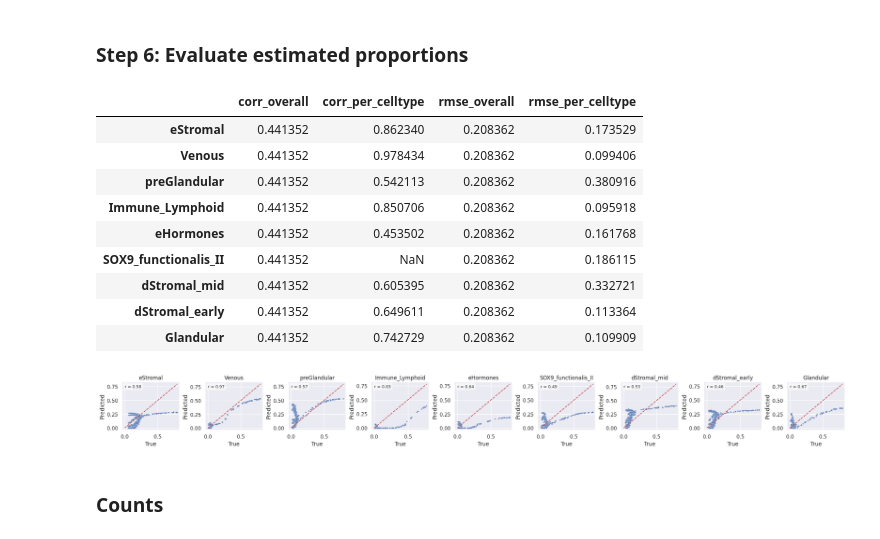
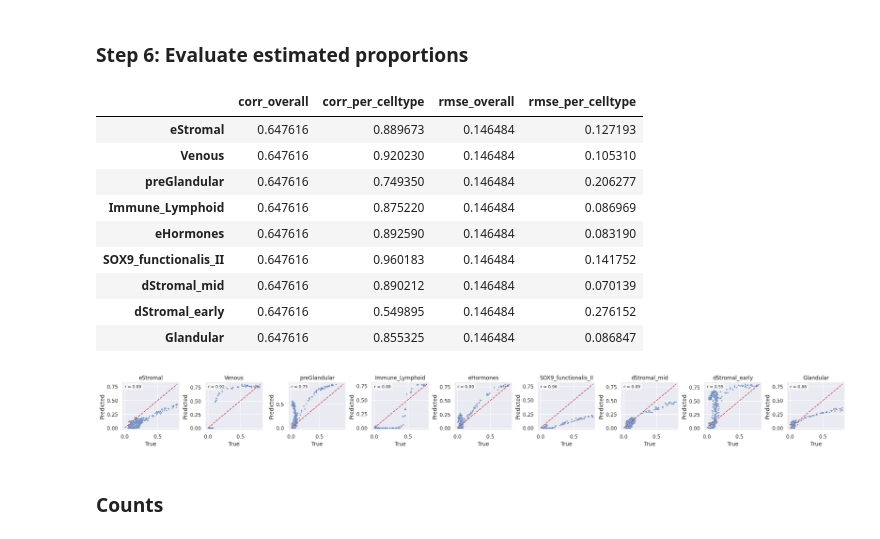
Before and after one commit to Eastmanmd/DECONVersation, a Jupyter notebook: tutorials/extracting_embeddings_from_pseudobulk_geneformer_cell_type.ipynb, the cells around one changed output. Cells and saved outputs as stored; diff of their text form; code cells hidden in the pictures.

```diff
--- a/tutorials/extracting_embeddings_from_pseudobulk_geneformer_cell_type.ipynb
+++ b/tutorials/extracting_embeddings_from_pseudobulk_geneformer_cell_type.ipynb
@@ -146,10 +191,12 @@ scVI successfully imported.
 # %%
-sig_mat_gf_embed = extract_embs(
+sig_mat_gf_embed = em.extract_embs(
     bulk_df = sig_mat, # sample x ensembl id
     mode = "geneformer",
     temp_output_dir = "/gpfs/commons/groups/compbio/projects/ao_projects/ml_deconv_data/DECONVersation/",
-    model_path= "ctheodoris/Geneformer", # Default geneformer model
+    model_path= "/gpfs/commons/groups/compbio/projects/ao_projects/ml_deconv_data/DECONVersation/HECA_nuc/260820_geneformer_cellClassifier_gf_finetune/ksplit1/", # Default geneformer model
     layer_to_quant = 18,
     delete_temp_files = True # if True, delete all temporary files created whiile extracting embeddings
 )
+
+#ctheodoris/Geneformer
 # %% [output]
@@ -172,9 +222,9 @@ Extracting Geneformer embeddings...
 # %%
-pseudo_bulk_embed = extract_embs(
+pseudo_bulk_embed = em.extract_embs(
     bulk_df = pseudo_bulk, # sample x ensembl id
     mode = "geneformer",
     temp_output_dir = "/gpfs/commons/groups/compbio/projects/ao_projects/ml_deconv_data/DECONVersation/",
-    model_path= "ctheodoris/Geneformer", # Default geneformer model
+    model_path= "/gpfs/commons/groups/compbio/projects/ao_projects/ml_deconv_data/DECONVersation/HECA_nuc/260820_geneformer_cellClassifier_gf_finetune/ksplit1/", # Default geneformer model
     layer_to_quant = 18,
     delete_temp_files = True
 )
@@ -196,4 +249,4 @@ from deconvolution import *
 # %%
 # Run NNLS
-results = run_all_deconv(bulk_df=pseudo_bulk_embed.T, signature_df=sig_mat_gf_embed.T)
+results = de.run_all_deconv(bulk_df=pseudo_bulk_embed.T, signature_df=sig_mat_gf_embed.T)
 # %% [output]
@@ -218,5 +271,8 @@ Finished in 1.26 seconds.
 # %%
 cell_prop_pred = results["nnls"]
+# %%
+cell_prop_pred.index.name = None
+cell_prop_pred.to_csv("../results/czi_cell_type/FinetunedGFNucPlus_estimated_proportions_HECA_single_nuc_ref.csv")
 # %% [markdown]
 ### Step 6: Evaluate estimated proportions
 # %%
@@ -224,10 +280,10 @@ from evaluation import *
 # %%
-corr = pd.DataFrame(compute_correlation(true_df=cell_prop,
+corr = pd.DataFrame(ev.compute_correlation(true_df=cell_prop,
                     pred_df=cell_prop_pred,
                     return_per_celltype=True))
 corr.columns = ["corr_overall", "corr_per_celltype"]
 
-rmse = pd.DataFrame(compute_rmse(true_df=cell_prop,
+rmse = pd.DataFrame(ev.compute_rmse(true_df=cell_prop,
                     pred_df=cell_prop_pred,
                     return_per_celltype=True))
 rmse.columns = ["rmse_overall", "rmse_per_celltype"]
@@ -235,13 +291,13 @@ rmse.columns = ["rmse_overall", "rmse_per_celltype"]
 pd.concat([corr, rmse], axis=1)
 # %% [output]
 |  | corr_overall | corr_per_celltype | rmse_overall | rmse_per_celltype |
-| eStromal | 0.441352 | 0.862340 | 0.208362 | 0.173529 |
-| Venous | 0.441352 | 0.978434 | 0.208362 | 0.099406 |
-| preGlandular | 0.441352 | 0.542113 | 0.208362 | 0.380916 |
-| Immune_Lymphoid | 0.441352 | 0.850706 | 0.208362 | 0.095918 |
-| eHormones | 0.441352 | 0.453502 | 0.208362 | 0.161768 |
-| SOX9_functionalis_II | 0.441352 | NaN | 0.208362 | 0.186115 |
-| dStromal_mid | 0.441352 | 0.605395 | 0.208362 | 0.332721 |
-| dStromal_early | 0.441352 | 0.649611 | 0.208362 | 0.113364 |
-| Glandular | 0.441352 | 0.742729 | 0.208362 | 0.109909 |
+| eStromal | 0.647616 | 0.889673 | 0.146484 | 0.127193 |
+| Venous | 0.647616 | 0.920230 | 0.146484 | 0.105310 |
+| preGlandular | 0.647616 | 0.749350 | 0.146484 | 0.206277 |
+| Immune_Lymphoid | 0.647616 | 0.875220 | 0.146484 | 0.086969 |
+| eHormones | 0.647616 | 0.892590 | 0.146484 | 0.083190 |
+| SOX9_functionalis_II | 0.647616 | 0.960183 | 0.146484 | 0.141752 |
+| dStromal_mid | 0.647616 | 0.890212 | 0.146484 | 0.070139 |
+| dStromal_early | 0.647616 | 0.549895 | 0.146484 | 0.276152 |
+| Glandular | 0.647616 | 0.855325 | 0.146484 | 0.086847 |
 # %%
@@ -249,13 +305,13 @@ from visualization import *
 # %%
-plot_true_vs_predicted(
+vs.plot_true_vs_predicted(
     y_true_df = cell_prop, # sample (rows) x cell type (columns)
     y_pred_df = cell_prop_pred, # sample (rows) x cell type (columns)
     stratify_by_celltype= True,
     dot_size = 10,n_cols=9,
     figsize_per_plot = (2.6,2.6)
 )
 # %% [output]
-[figure, old version]
+[figure, new version]
 # %% [markdown]
 ### Counts
 # %%
```
Also changed, not shown: parts of 53 cells of this notebook, 6 other files.
